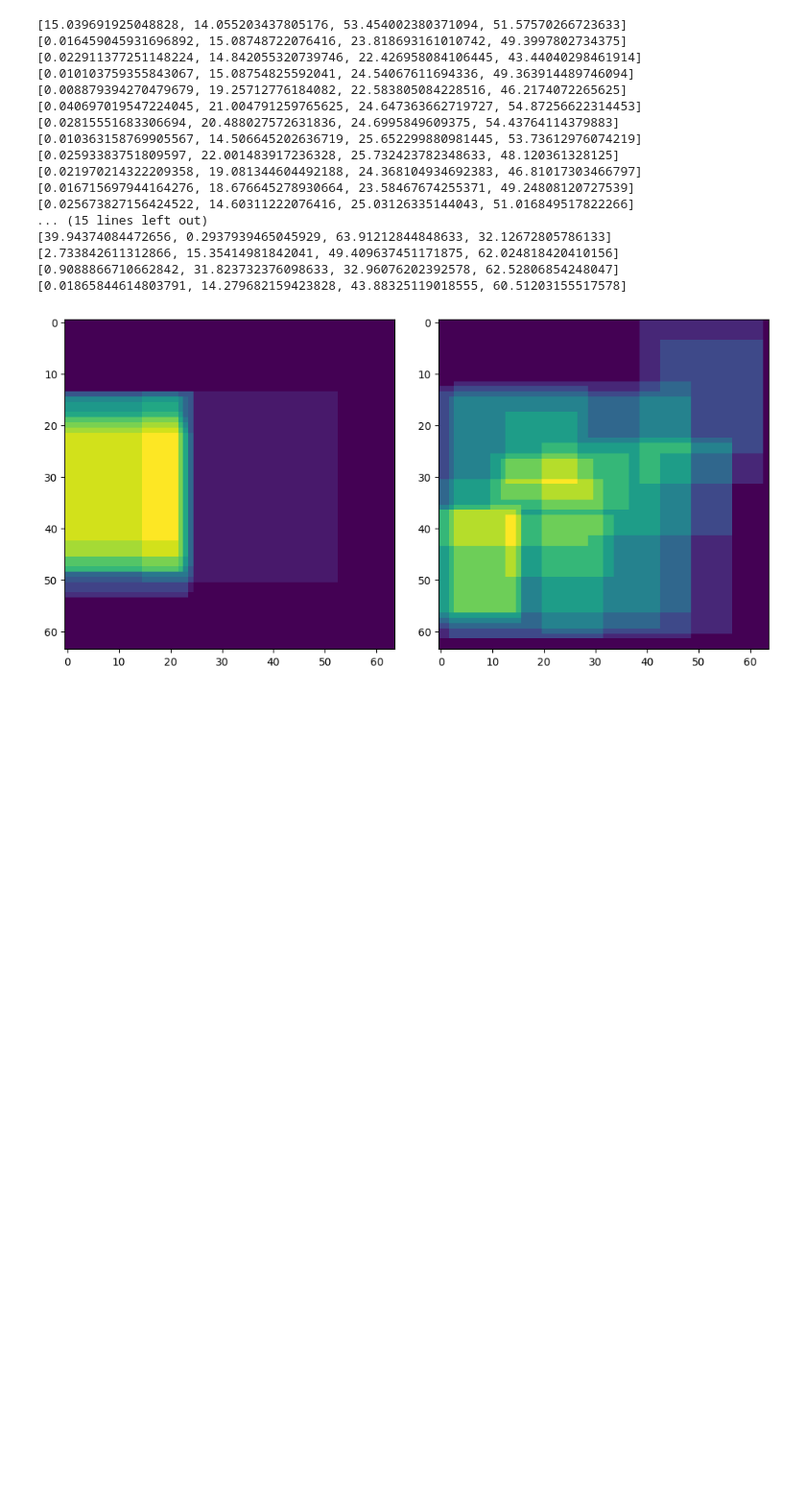
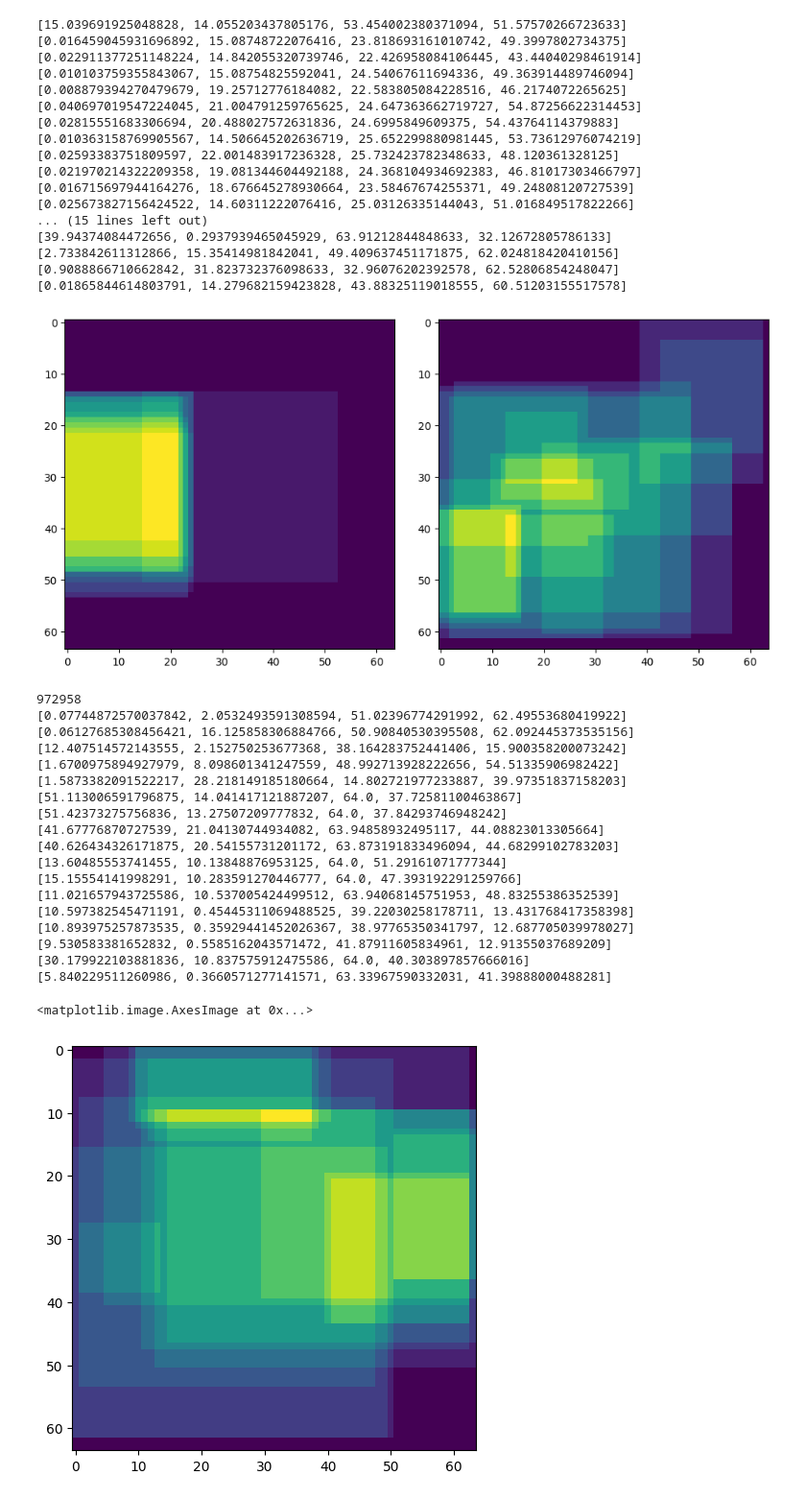
Before and after one commit to banyuanhao/diffusion-noise-detector, a Jupyter notebook: wrapup_data/heatmpa.ipynb, the cells around one changed output. Shown: that part at 96% size. Cells and saved outputs as stored; diff of their text form; code cells hidden in the pictures; blank space fills up the shorter version.

```diff
--- a/wrapup_data/heatmpa.ipynb
+++ b/wrapup_data/heatmpa.ipynb
@@ -53,3 +53,61 @@ fig.savefig('/home/banyh2000/odfn/wrapup_data/heatmap.png')
 [0.9088866710662842, 31.823732376098633, 32.96076202392578, 62.52806854248047]
 [0.01865844614803791, 14.279682159423828, 43.88325119018555, 60.51203155517578]
 [figure]
+# %%
+import numpy as np
+import json
+import matplotlib.pyplot as plt
+import os
+os.chdir('..')
+from scripts.utils.utils_odfn import variance_5_class_index_sorted, seeds_plus, variance_index_sorted
+
+spilt = 'train'
+mode = '1_category_5_class_npy'
+name = spilt + '_for_' + mode + '.json'
+
+base_path = '/nfs/data/yuanhaoban/ODFN/version_2/'
+path = base_path + spilt + '/annotations/' + name
+data = json.load(open(path, 'r'))
+images = data['images']
+annotations = data['annotations']
+
+image_id = variance_index_sorted[19901]
+# image_id = variance_index_sorted[2]  # left 16
+# image_id = variance_index_sorted[27]
+# image_id = variance_index_sorted[60]
+# 0 right 11
+# image_id = variance_index_sorted[19910]
+print(seeds_plus[image_id])
+fig, axs = plt.subplots()
+fig.tight_layout()
+place_holder = np.zeros((64,64),dtype=np.float32)
+for ann in annotations:
+    if ann['image_id'] == image_id:
+        print(ann['bbox'])
+        bbox = ann['bbox']
+        bbox = [int(i) for i in bbox]
+        place_holder[bbox[1]:bbox[3],bbox[0]:bbox[2]] += 1
+
+place_holder = place_holder / np.max(place_holder)
+axs.imshow(place_holder)
+# %% [output]
+972958
+[0.07744872570037842, 2.0532493591308594, 51.02396774291992, 62.49553680419922]
+[0.06127685308456421, 16.125858306884766, 50.90840530395508, 62.092445373535156]
+[12.407514572143555, 2.152750253677368, 38.164283752441406, 15.900358200073242]
+[1.6700975894927979, 8.098601341247559, 48.992713928222656, 54.51335906982422]
+[1.5873382091522217, 28.218149185180664, 14.802721977233887, 39.97351837158203]
+[51.113006591796875, 14.041417121887207, 64.0, 37.72581100463867]
+[51.42373275756836, 13.27507209777832, 64.0, 37.84293746948242]
+[41.67776870727539, 21.04130744934082, 63.94858932495117, 44.08823013305664]
+[40.626434326171875, 20.54155731201172, 63.873191833496094, 44.68299102783203]
+[13.60485553741455, 10.13848876953125, 64.0, 51.29161071777344]
+[15.15554141998291, 10.283591270446777, 64.0, 47.393192291259766]
+[11.021657943725586, 10.537005424499512, 63.94068145751953, 48.83255386352539]
+[10.597382545471191, 0.45445311069488525, 39.22030258178711, 13.431768417358398]
+[10.893975257873535, 0.35929441452026367, 38.97765350341797, 12.687705039978027]
+[9.530583381652832, 0.5585162043571472, 41.87911605834961, 12.91355037689209]
+[30.179922103881836, 10.837575912475586, 64.0, 40.303897857666016]
+[5.840229511260986, 0.3660571277141571, 63.33967590332031, 41.39888000488281]
+<matplotlib.image.AxesImage at 0x...>
+[figure, added]
```
Also changed, not shown: 21 other files.
